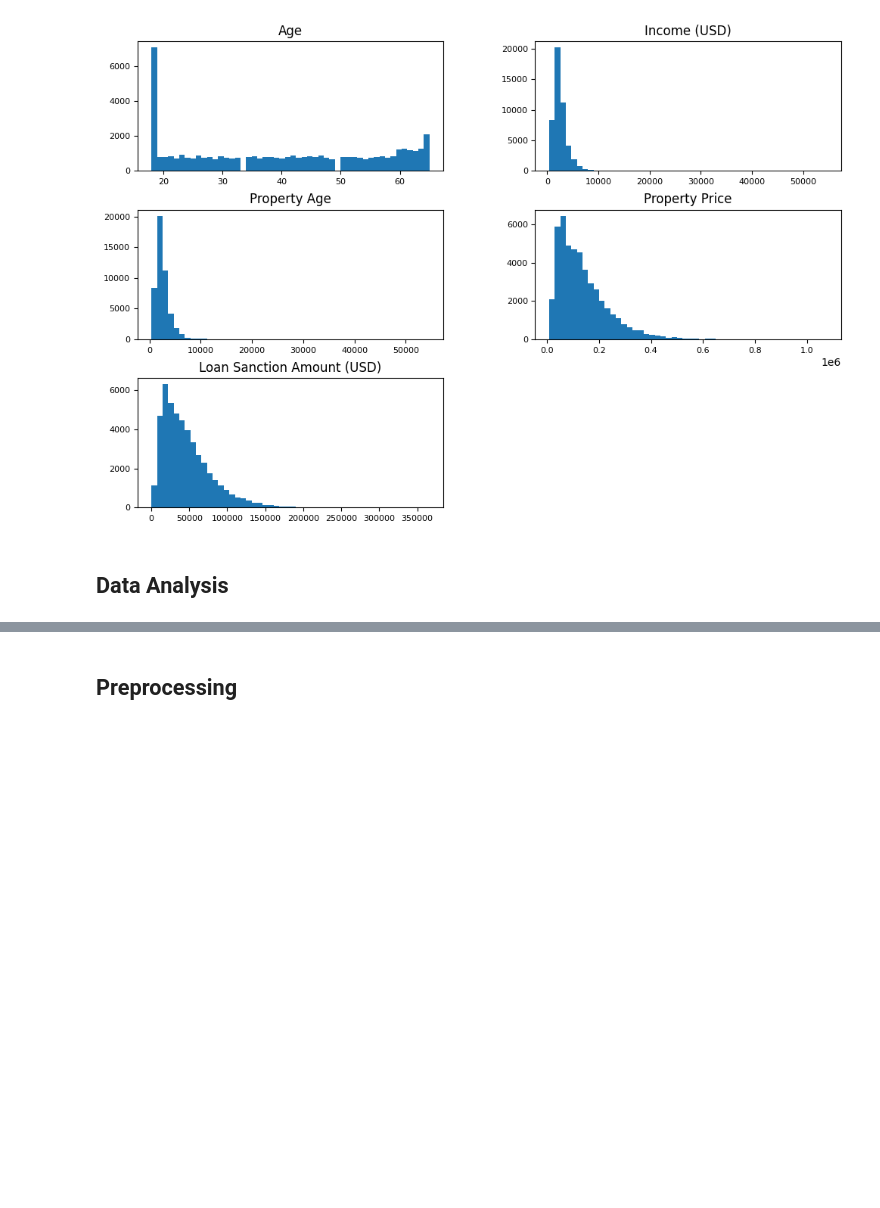
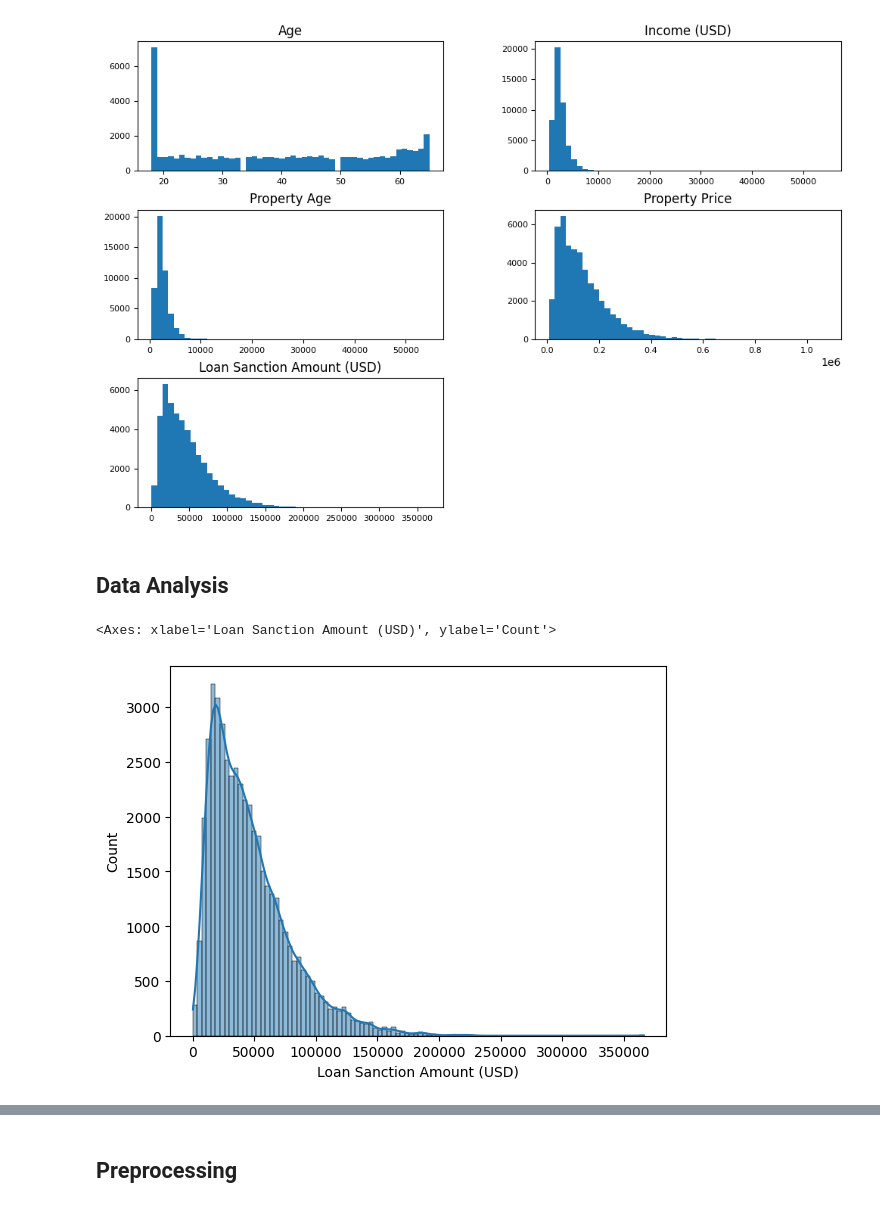
Before and after one commit to DungQuanPhung/Main, a Jupyter notebook: Homework_form.ipynb, the cells around one changed output, grey strips where cells are left out. Saved outputs shown, nothing was run; the diff lists cells and outputs as text; code cells hidden in the pictures; blank space fills up the shorter version.

```diff
--- a/Homework_form.ipynb
+++ b/Homework_form.ipynb
@@ -77,4 +77,12 @@ array([[<Axes: title={'center': 'Age'}>,
 [figure]
 # %% [markdown]
 ## Data Analysis
+# %%
+# Data analysis
+# Todo: analyze your data here
+import seaborn as sns
+sns.histplot(df, x="Loan Sanction Amount (USD)", bins=100, kde=True)
+# %% [output]
+<Axes: xlabel='Loan Sanction Amount (USD)', ylabel='Count'>
+[figure, added]
 # %%
```
Also changed, not shown: parts of 22 cells of this notebook.
